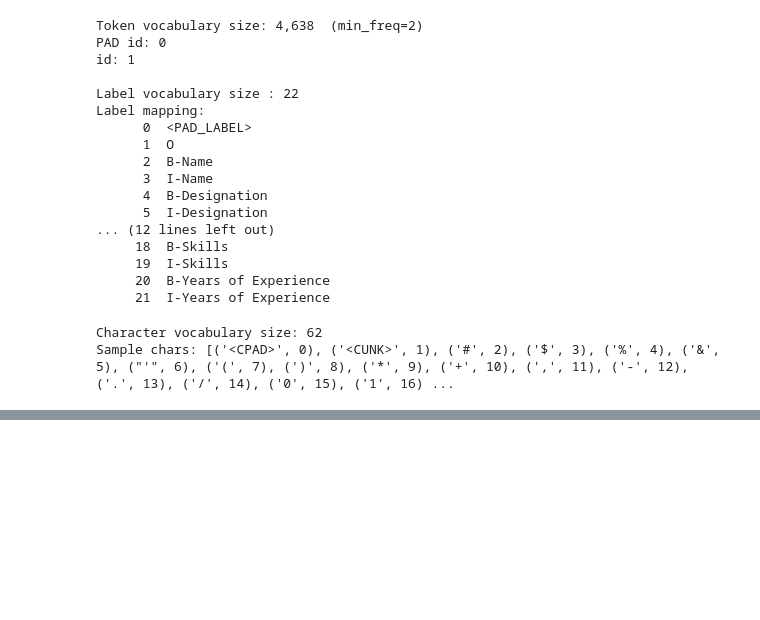
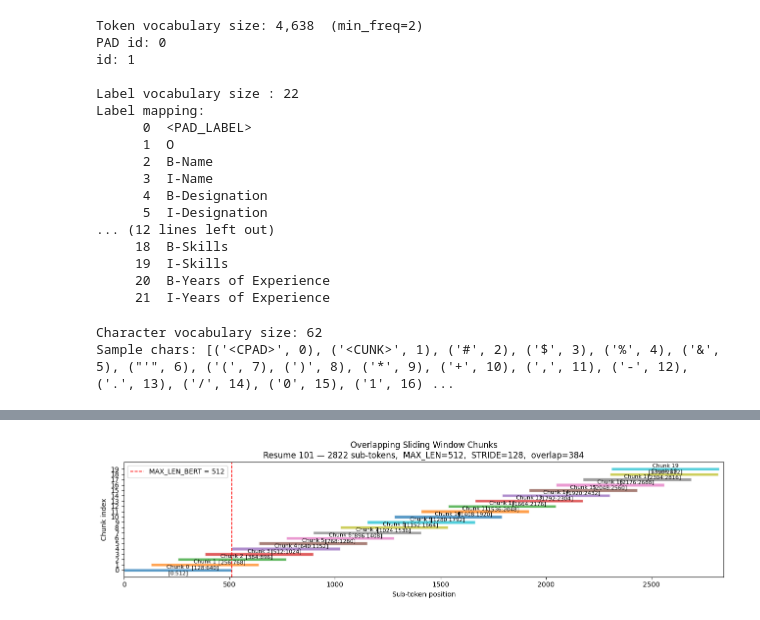
Before and after one commit to michellaprojects/nlp-ner, a Jupyter notebook: notebooks/Preprocessing.ipynb, the cells around one changed output, grey strips where cells are left out. Saved outputs shown, nothing was run; the diff lists cells and outputs as text; code cells hidden in the pictures; blank space fills up the shorter version.

```diff
--- a/notebooks/Preprocessing.ipynb
+++ b/notebooks/Preprocessing.ipynb
@@ -1123,0 +1443,31 @@ print(f'Memory                 : {embedding_matrix.nbytes / 1024:.1f} KB')
+# %%
+# Visualise: chunk overlap diagram for a long resume
+import matplotlib.patches as mpatches
+
+fig, ax = plt.subplots(figsize=(13, 3.5))
+
+colors  = plt.cm.tab10.colors
+seq_len = len(tok_ids)
+
+for i, ch in enumerate(demo_chunks):
+    start = ch['chunk_start']
+    end = ch['chunk_end']
+    color = colors[i % len(colors)]
+    ax.barh(i, end - start, left=start, height=0.6, color=color, alpha=0.75, edgecolor='white')
+    ax.text((start + end) / 2, i, f"Chunk {i}\n[{start}:{end}]", ha='center', va='center', fontsize=8, color='black')
+
+ax.axvline(MAX_LEN_BERT, color='red', linestyle='--', linewidth=1.2, label=f"MAX_LEN_BERT = {MAX_LEN_BERT}")
+ax.set_xlim(0, seq_len + 20)
+ax.set_xlabel("Sub-token position")
+ax.set_ylabel("Chunk index")
+ax.set_title(
+    f"Overlapping Sliding Window Chunks\n"
+    f"Resume {longest_id} — {seq_len} sub-tokens,  "
+    f"MAX_LEN={MAX_LEN_BERT},  STRIDE={STRIDE},  overlap={MAX_LEN_BERT - STRIDE}"
+)
+ax.set_yticks(range(len(demo_chunks)))
+ax.legend()
+plt.tight_layout()
+plt.show()
+# %% [output]
+[figure, added]
```
Also changed, not shown: parts of 9 cells of this notebook.
